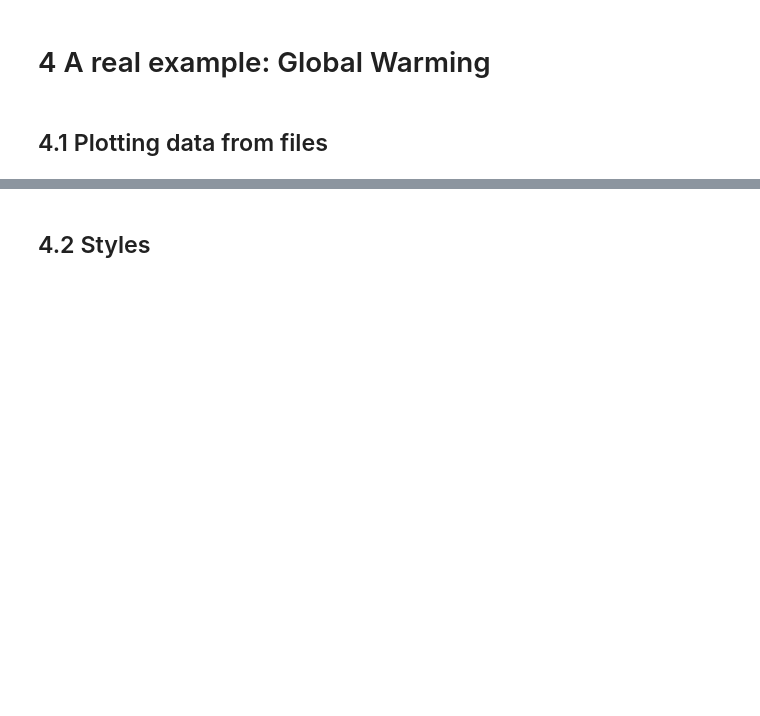
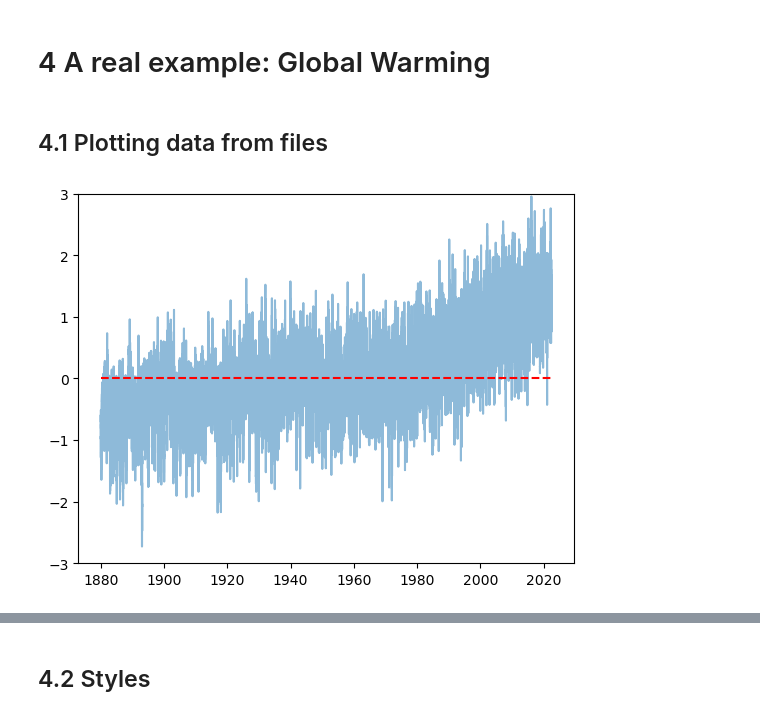
Before and after one commit to SPS-SP2273/learning-portfolio-2024-aug-JoshuaLaw10, a Jupyter notebook: 7.1_plotting/plotting_(need).ipynb, the cells around one changed output, grey strips where cells are left out. Drawn from its saved outputs; the diff is of its cells as text; code cells hidden in the pictures; blank space fills up the shorter version.

```diff
--- a/7.1_plotting/plotting_(need).ipynb
+++ b/7.1_plotting/plotting_(need).ipynb
@@ -185,3 +213,20 @@ x = np.linspace(0, 6, 100)
 # 4 A real example: Global Warming
 # %% [markdown]
 ## 4.1 Plotting data from files
+# %%
+file_url='https://berkeley-earth-temperature.s3.us-west-1.amazonaws.com/Global/Complete_TAVG_daily.txt'
+
+data = np.loadtxt(file_url,skiprows=24)
+plt.style.use('default')
+year = data[:,0]
+anomaly=data[:,-1]
+
+plt.plot(date, anomaly, alpha=0.5)
+plt.ylim([-3,3])
+
+
+year_min,year_max = year.min(),year.max()
+plt.hlines(0, year_min, year_max,linestyle='--', colors='red')
+plt.show()
+# %% [output]
+[figure, added]
```
Also changed, not shown: parts of 7 cells of this notebook, 8 other files.
